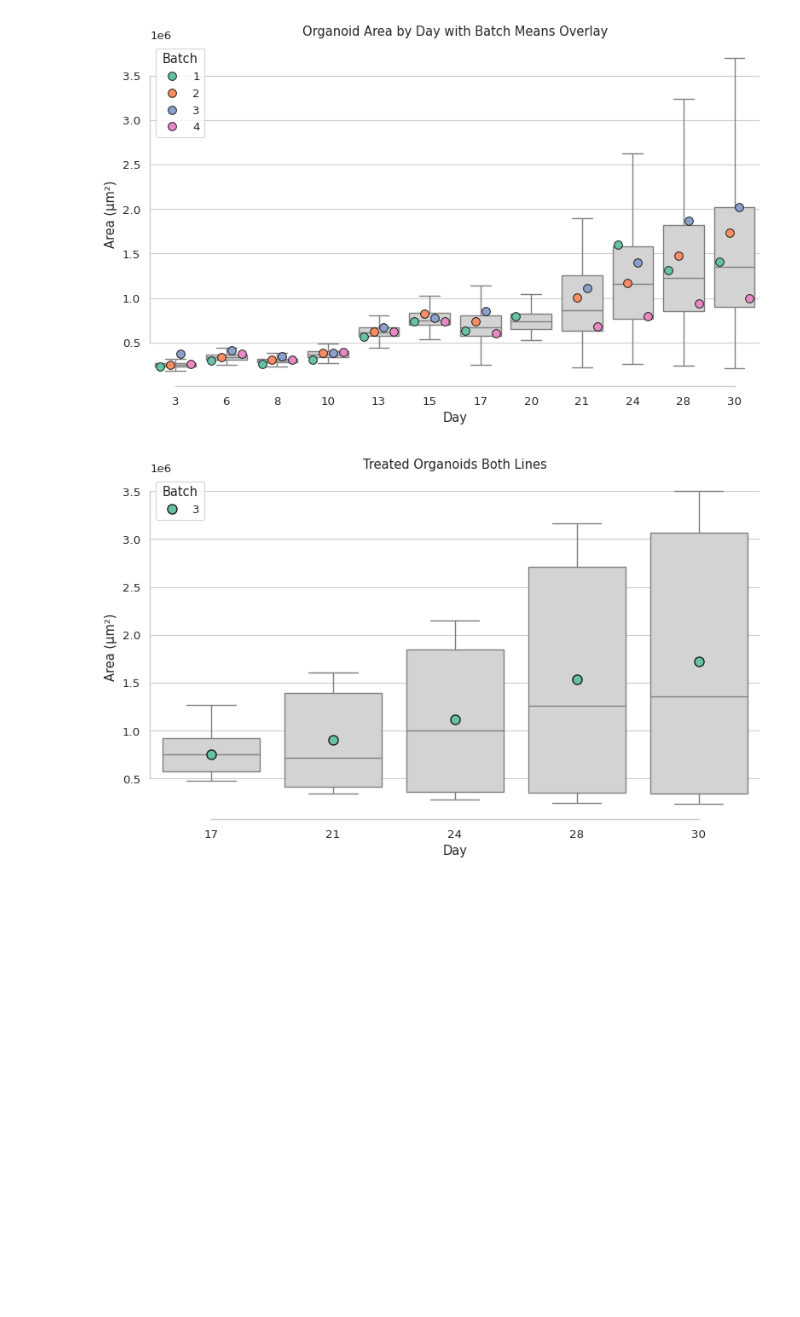
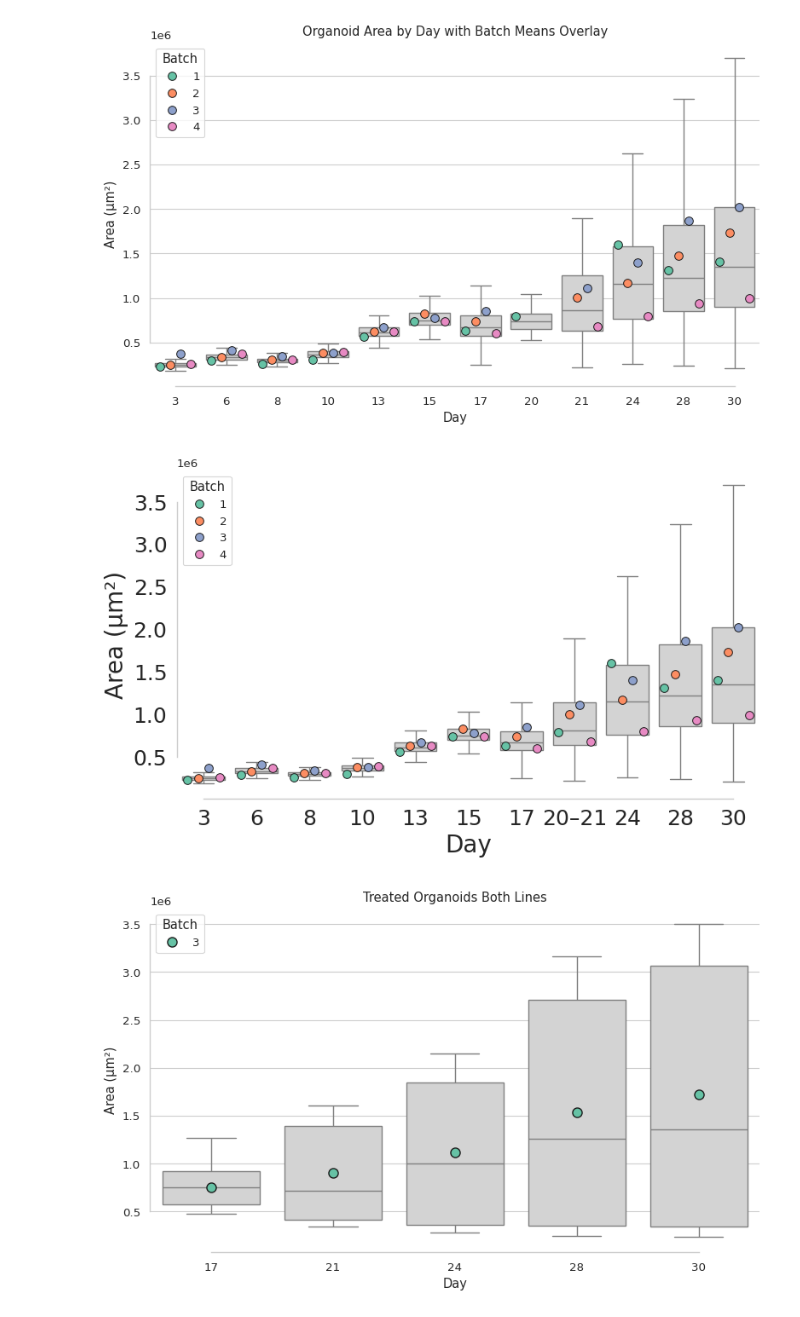
Before and after one commit to dsi-clinic/2025-promega-mini-test, a Jupyter notebook: analysis/images/metrics/shape_metrics/plot_metrics.ipynb, the cells around one changed output. Saved outputs shown, nothing was run; the diff lists cells and outputs as text; code cells hidden in the pictures; blank space fills up the shorter version.

Commit message:
modified metrics nb

```diff
--- a/analysis/images/metrics/shape_metrics/plot_metrics.ipynb
+++ b/analysis/images/metrics/shape_metrics/plot_metrics.ipynb
@@ -64,6 +64,49 @@ Index(['img_id', 'batch', 'day', 'batch_day', 'area_um2', 'perimeter_um',
 3  0.944452
 4  1.202774
 [figure]
+# %%
+# --- Step 0: collapse day 20 & 21 into one category ---
+df = df.copy()
+df["day_group"] = df["day"].astype(int)
+df.loc[df["day_group"].isin([20, 21]), "day_group"] = 20  # sentinel
+df["day_group"] = df["day_group"].map(lambda d: "20–21" if d == 20 else str(d))
+
+# order on the x-axis: … 18, 19, 20–21, 22, 23 …
+days_num = sorted(df.loc[~df["day"].astype(int).isin([20, 21]), "day"].astype(int).unique())
+day_order = [*(str(d) for d in days_num if d < 20), "20–21", *(str(d) for d in days_num if d > 21)]
+
+# --- Step 4: Compute batch-day means for overlay (using day_group) ---
+metric = "area_um2"
+means = df.groupby(["batch", "day_group"])[metric].mean().reset_index()
+
+# --- Step 5: Plot ---
+sns.set_theme(context="paper", style="whitegrid", font_scale=1.1)
+plt.figure(figsize=(8, 5))
+
+# A) Boxplot by collapsed day_group
+ax = sns.boxplot(data=df, x="day_group", y=metric, order=day_order,
+                 color="lightgray", showfliers=False)
+
+# B) Overlay batch-wise means as dots
+sns.stripplot(
+    data=means, x="day_group", y=metric, hue="batch", dodge=True,
+    palette="Set2", size=7, marker="o", edgecolor="k", linewidth=0.7,
+    order=day_order, ax=ax
+)
+
+#ax.set_title("Organoid Area by Day")
+ax.set_ylabel("Area (µm²)", fontsize=20)
+ax.set_xlabel("Day", fontsize=20)
+#ax.set_xticks(fontsize=18)
+sns.despine(trim=True)
+plt.legend(title="Batch", loc="upper left")
+plt.xticks(fontsize=18)
+plt.yticks(fontsize=18)
+plt.grid(False)
+plt.tight_layout()
+plt.show()
+# %% [output]
+[figure, added]
 # %%
 import json
 import seaborn as sns
```
